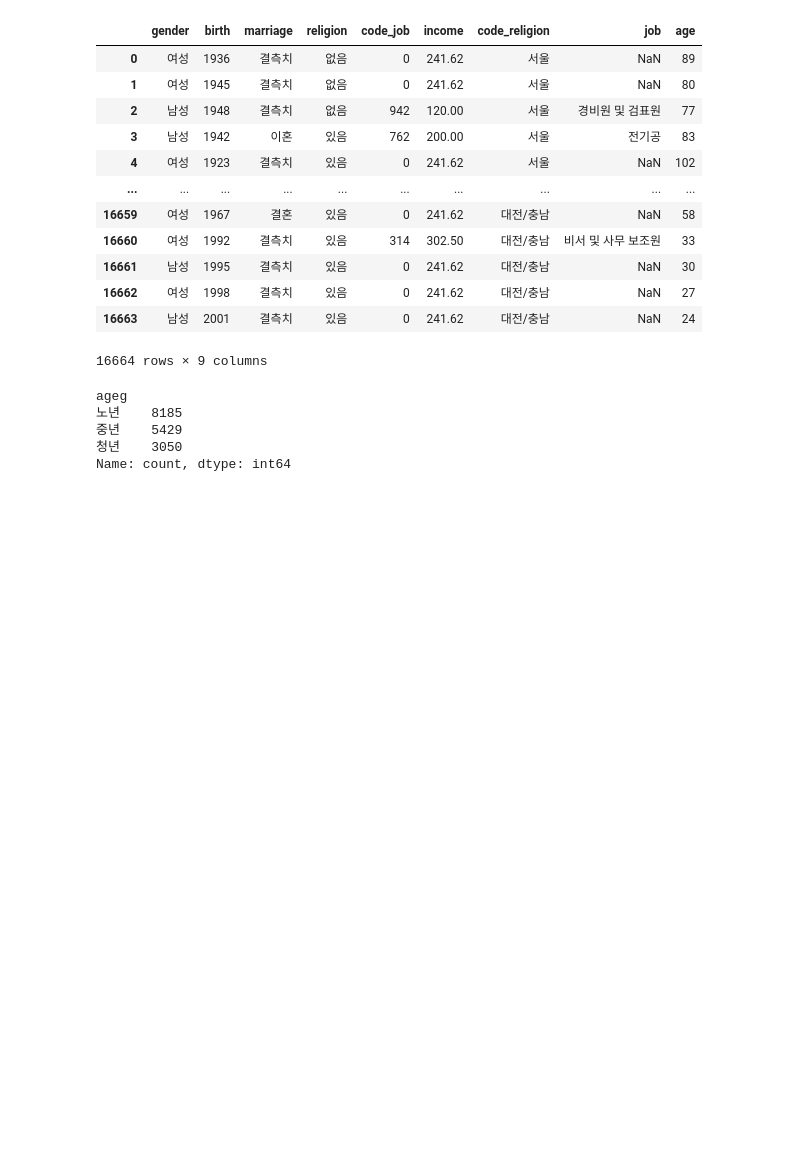
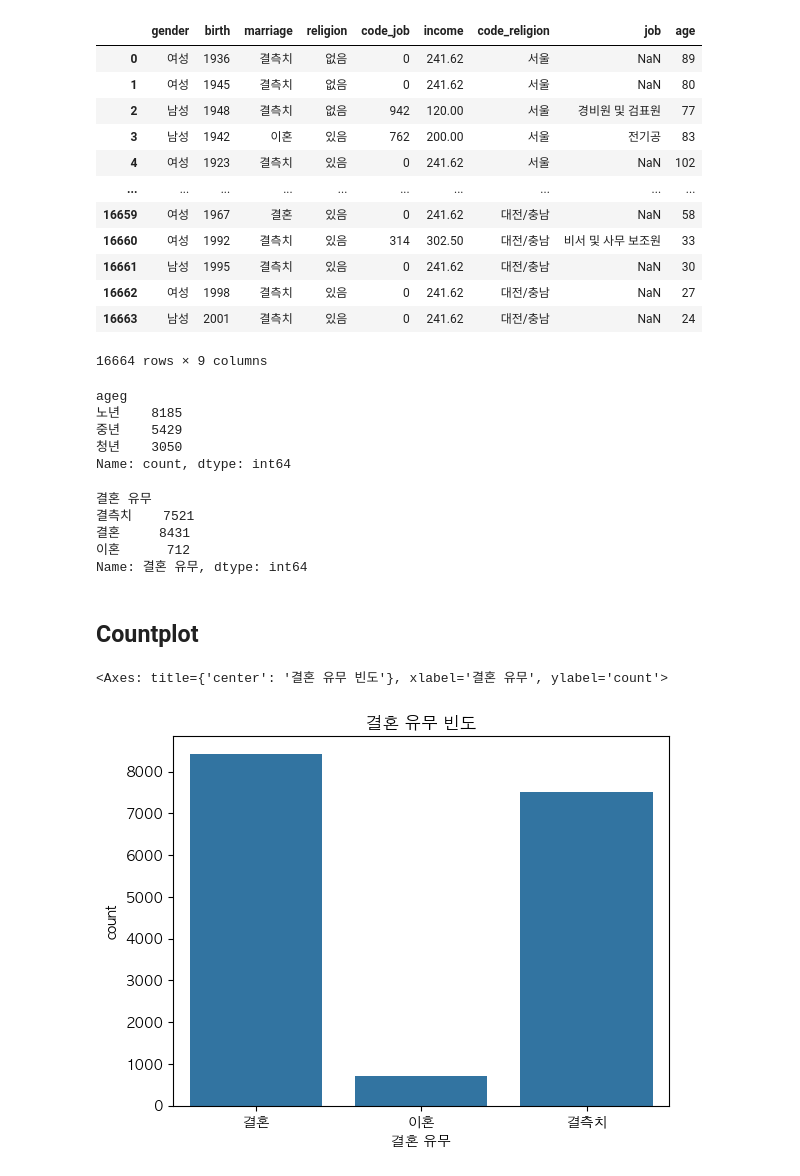
Before and after one commit to DowonMo/Visualization, a Jupyter notebook: 4_Seaborn.ipynb, the cells around one changed output. Drawn from its saved outputs; the diff is of its cells as text; code cells hidden in the pictures; blank space fills up the shorter version.

```diff
--- a/4_Seaborn.ipynb
+++ b/4_Seaborn.ipynb
@@ -250,3 +250,27 @@ ageg
 중년    5429
 청년    3050
 Name: count, dtype: int64
+# %%
+cols_mapping = {'gender' : '성별', 'birth' : '생일', 'marriage' : '결혼 유무', 'religion' : '종교 유무', 'code_job' : '직업 코드', 'income' : '소득',
+       'code_religion' : '지역구', 'job' : '직업', 'age' : '나이', 'ageg' : '연령대'}
+
+df = df.rename(columns = cols_mapping)
+# %%
+df.groupby('결혼 유무')['결혼 유무'].count()
+# %% [output]
+결혼 유무
+결측치    7521
+결혼     8431
+이혼      712
+Name: 결혼 유무, dtype: int64
+# %% [markdown]
+## Countplot
+# %%
+order = ['결혼', '이혼', '결측치']  # order 매개변수로 컬럼 순서 지정
+
+plt.figure()
+plt.title('결혼 유무 빈도')
+sns.countplot(data = df, x = '결혼 유무', order = order)
+# %% [output]
+<Axes: title={'center': '결혼 유무 빈도'}, xlabel='결혼 유무', ylabel='count'>
+[figure, added]
```
Also changed, not shown: parts of 31 cells of this notebook.
